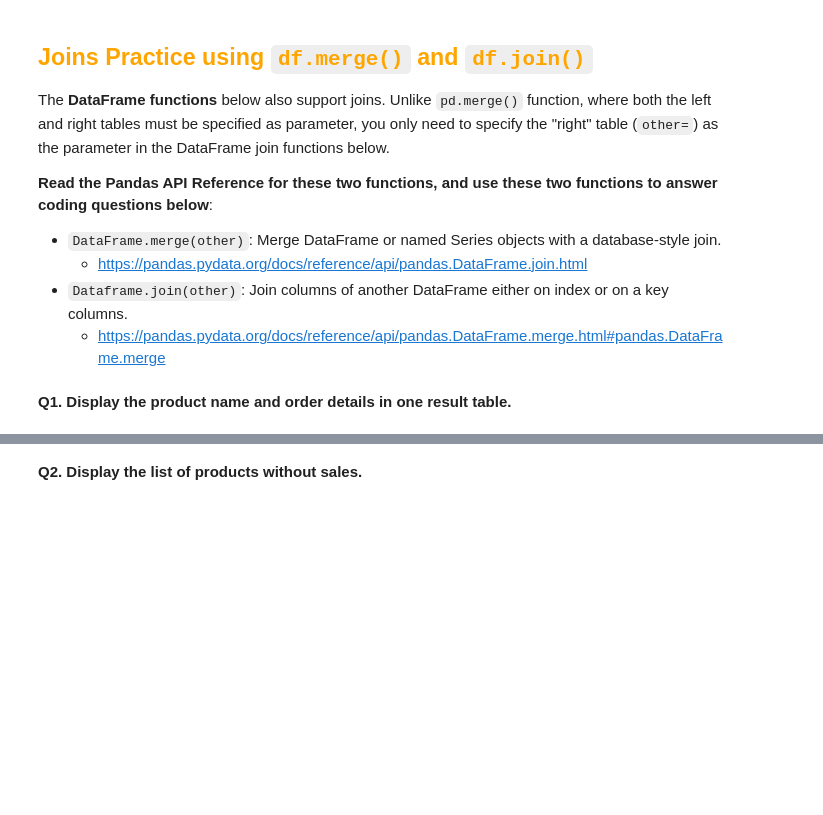
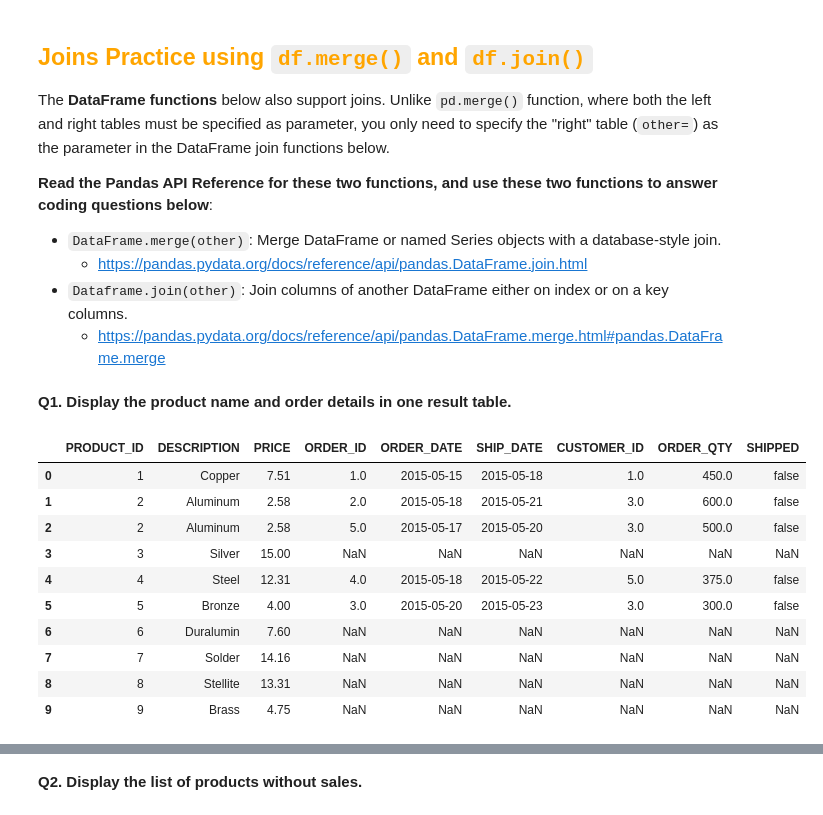
Before and after one commit to gmseong/BAM5103, a Jupyter notebook: session_5_join_and_combine_datasets.ipynb, the cells around one changed output, grey strips where cells are left out. Saved outputs shown, nothing was run; the diff lists cells and outputs as text; code cells hidden in the pictures; blank space fills up the shorter version.

```diff
--- a/session_5_join_and_combine_datasets.ipynb
+++ b/session_5_join_and_combine_datasets.ipynb
@@ -360,0 +446,21 @@ The **DataFrame functions** below also support joins. Unlike `pd.merge()` functi
+# %%
+# your turn
+
+products_with_orders = pd.merge(
+    left = PRODUCT,
+    right= CUSTOMER_ORDER,
+    how="left",
+    validate = "1:m")
+products_with_orders
+# %% [output]
+|  | PRODUCT_ID | DESCRIPTION | PRICE | ORDER_ID | ORDER_DATE | SHIP_DATE | CUSTOMER_ID | ORDER_QTY | SHIPPED |
+| 0 | 1 | Copper | 7.51 | 1.0 | 2015-05-15 | 2015-05-18 | 1.0 | 450.0 | false |
+| 1 | 2 | Aluminum | 2.58 | 2.0 | 2015-05-18 | 2015-05-21 | 3.0 | 600.0 | false |
+| 2 | 2 | Aluminum | 2.58 | 5.0 | 2015-05-17 | 2015-05-20 | 3.0 | 500.0 | false |
+| 3 | 3 | Silver | 15.00 | NaN | NaN | NaN | NaN | NaN | NaN |
+| 4 | 4 | Steel | 12.31 | 4.0 | 2015-05-18 | 2015-05-22 | 5.0 | 375.0 | false |
+| 5 | 5 | Bronze | 4.00 | 3.0 | 2015-05-20 | 2015-05-23 | 3.0 | 300.0 | false |
+| 6 | 6 | Duralumin | 7.60 | NaN | NaN | NaN | NaN | NaN | NaN |
+| 7 | 7 | Solder | 14.16 | NaN | NaN | NaN | NaN | NaN | NaN |
+| 8 | 8 | Stellite | 13.31 | NaN | NaN | NaN | NaN | NaN | NaN |
+| 9 | 9 | Brass | 4.75 | NaN | NaN | NaN | NaN | NaN | NaN |
```
Also changed, not shown: parts of 16 cells of this notebook.
